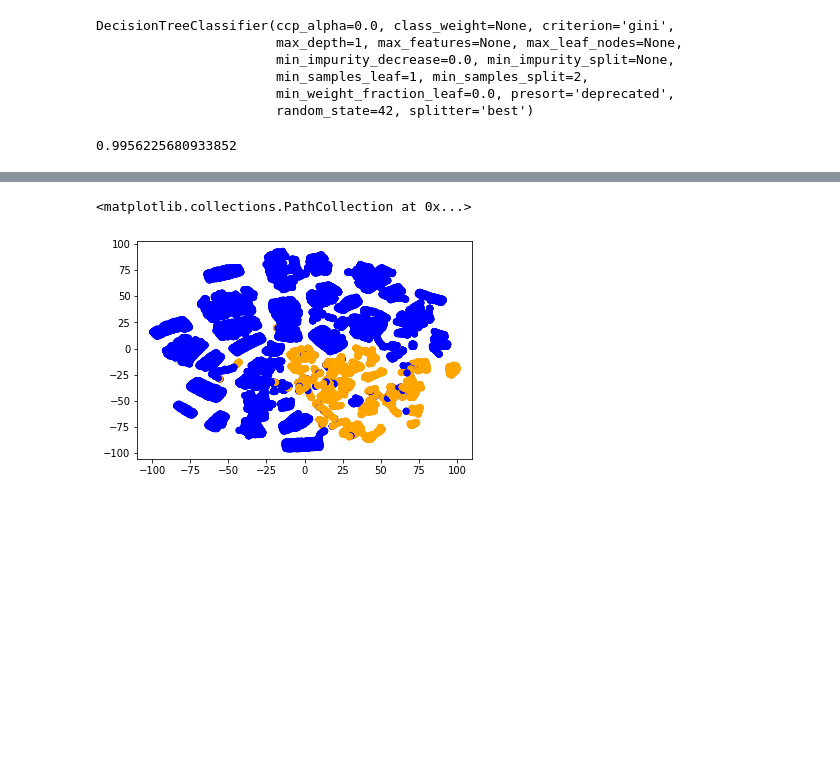
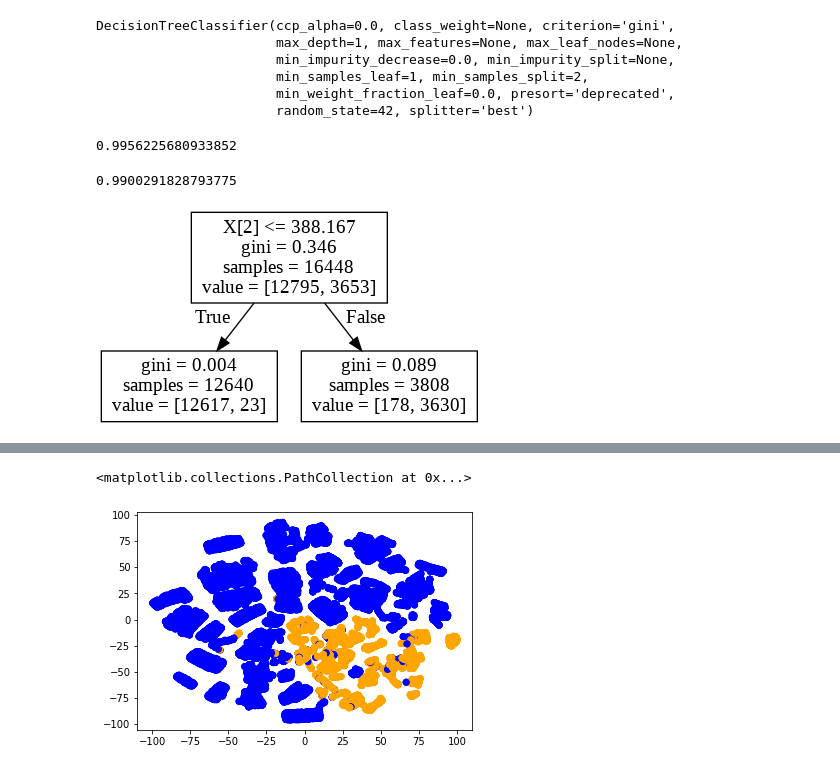
Before and after one commit to kantegory/Intelligent-Systems-and-Technologies, a Jupyter notebook: lab01/IST_lab1.ipynb, the cells around one changed output, grey strips where cells are left out. Cells and saved outputs as stored; diff of their text form; code cells hidden in the pictures; blank space fills up the shorter version.

```diff
--- a/lab01/IST_lab1.ipynb
+++ b/lab01/IST_lab1.ipynb
@@ -126,3 +136,11 @@ predictions = clf.predict(X_test)
 metrics.accuracy_score(y_test, predictions)
 # %% [output]
 0.9956225680933852
+# %%
+# Обучение классификатора без ограничений
+clf = tree.DecisionTreeClassifier(random_state=42)
+clf.fit(X_train, y_train)
+predictions = clf.predict(X_test)
+metrics.accuracy_score(y_test, predictions)
+# %% [output]
+0.9900291828793775
@@ -129,2 +151,9 @@ metrics.accuracy_score(y_test, predictions)
+# %%
+dot_data = StringIO()
+tree.export_graphviz(clf, out_file=dot_data)
+graph = pydotplus.graph_from_dot_data(dot_data.getvalue())
+Image(graph.create_png())
+# %% [output]
+[figure, added]
 # %%
 a = (y_test.to_numpy() == predictions)
```
Also changed, not shown: parts of 7 cells of this notebook.
